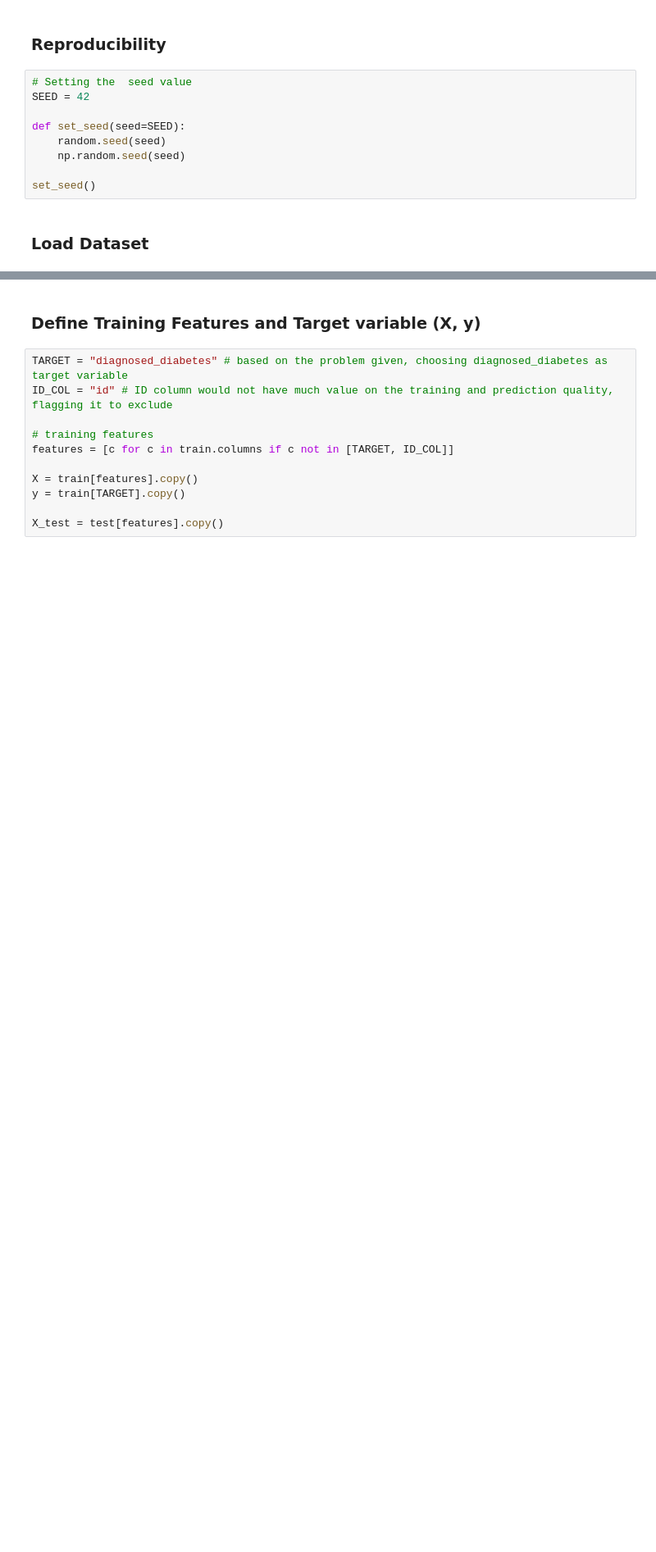
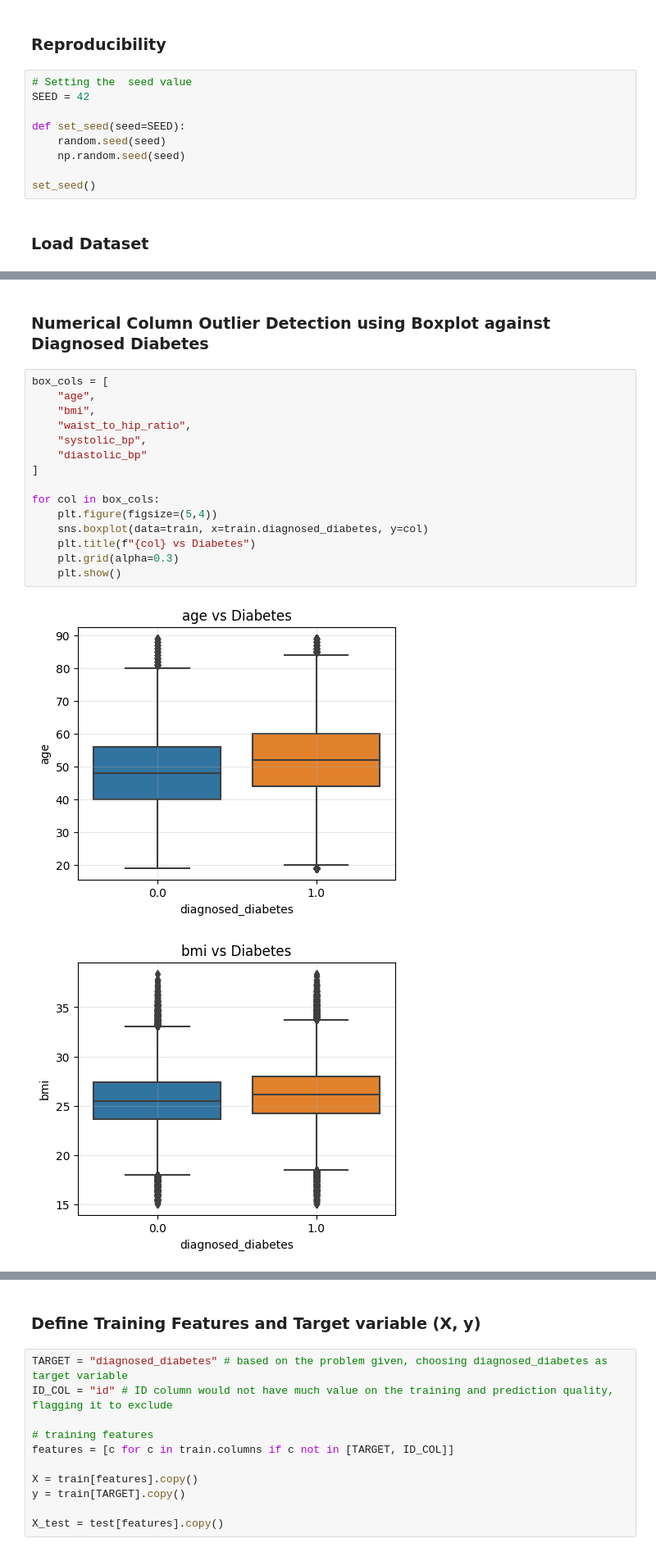
Before and after one commit to ishwor2048/kaggle-diabetic-prediction-model, a Jupyter notebook: diabetes-prediction-lr-lgb.ipynb, the cells around one changed output, grey strips where cells are left out. Shown at 82% size. Cells and saved outputs as stored; diff of their text form; blank space fills up the shorter version.

```diff
--- a/diabetes-prediction-lr-lgb.ipynb
+++ b/diabetes-prediction-lr-lgb.ipynb
@@ -68,0 +265,20 @@ train.head()
+# %% [markdown]
+<h3><b>Numerical Column Outlier Detection using Boxplot against Diagnosed Diabetes
+# %%
+box_cols = [
+    "age",
+    "bmi",
+    "waist_to_hip_ratio",
+    "systolic_bp",
+    "diastolic_bp"
+]
+
+for col in box_cols:
+    plt.figure(figsize=(5,4))
+    sns.boxplot(data=train, x=train.diagnosed_diabetes, y=col)
+    plt.title(f"{col} vs Diabetes")
+    plt.grid(alpha=0.3)
+    plt.show()
+# %% [output]
+[figure, added]
+[figure, added]
```
Also changed, not shown: parts of 70 cells of this notebook.
